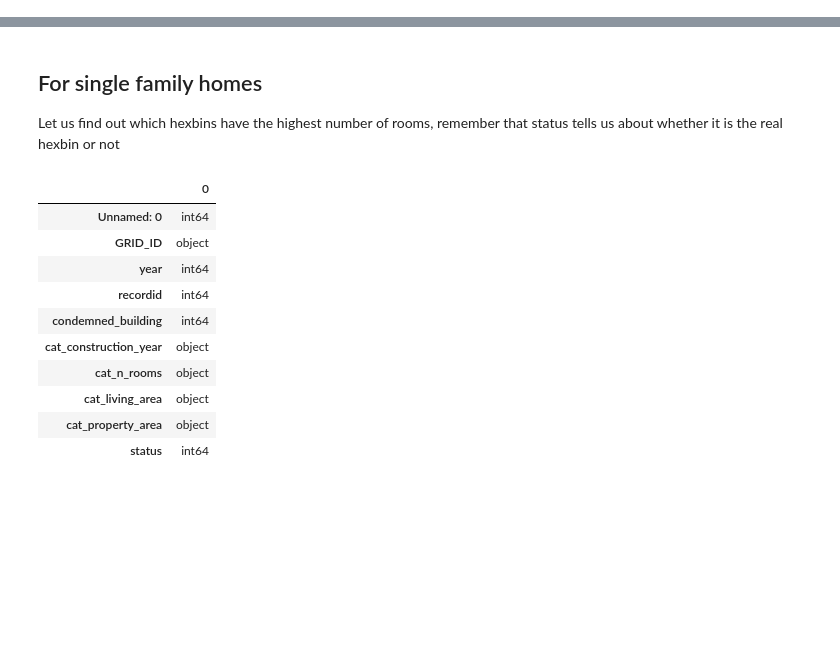
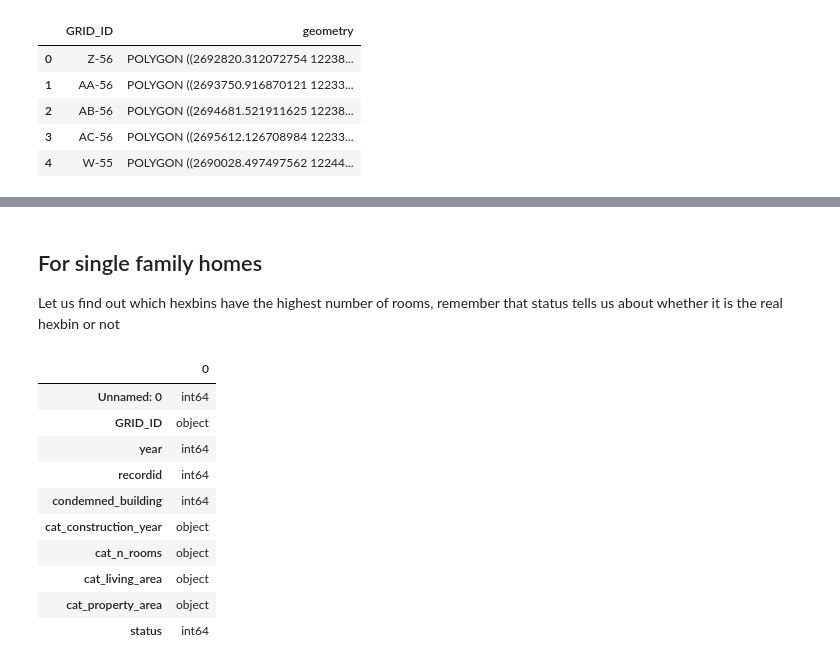
Before and after one commit to jimKir/twist2018, a Jupyter notebook: Data exploration.ipynb, the cells around one changed output, grey strips where cells are left out. Cells and saved outputs as stored; diff of their text form; code cells hidden in the pictures; blank space fills up the shorter version.

```diff
--- a/Data exploration.ipynb
+++ b/Data exploration.ipynb
@@ -10,3 +9,12 @@ apartment_transactions = pd.read_csv("total_dataset_STW_en.csv")
 total_house_stock= pd.read_csv("total_dataset_GWR.csv")
 # %%
 hexbin =  geopandas.read_file("Hexbins_1sqkm/Hexbins.shp")
+# %%
+hexbin.head()
+# %% [output]
+|  | GRID_ID | geometry |
+| 0 | Z-56 | POLYGON ((2692820.312072754 12238... |
+| 1 | AA-56 | POLYGON ((2693750.916870121 12233... |
+| 2 | AB-56 | POLYGON ((2694681.521911625 12238... |
+| 3 | AC-56 | POLYGON ((2695612.126708984 12233... |
+| 4 | W-55 | POLYGON ((2690028.497497562 12244... |
```
Also changed, not shown: parts of 10 cells of this notebook, 3 other files.
